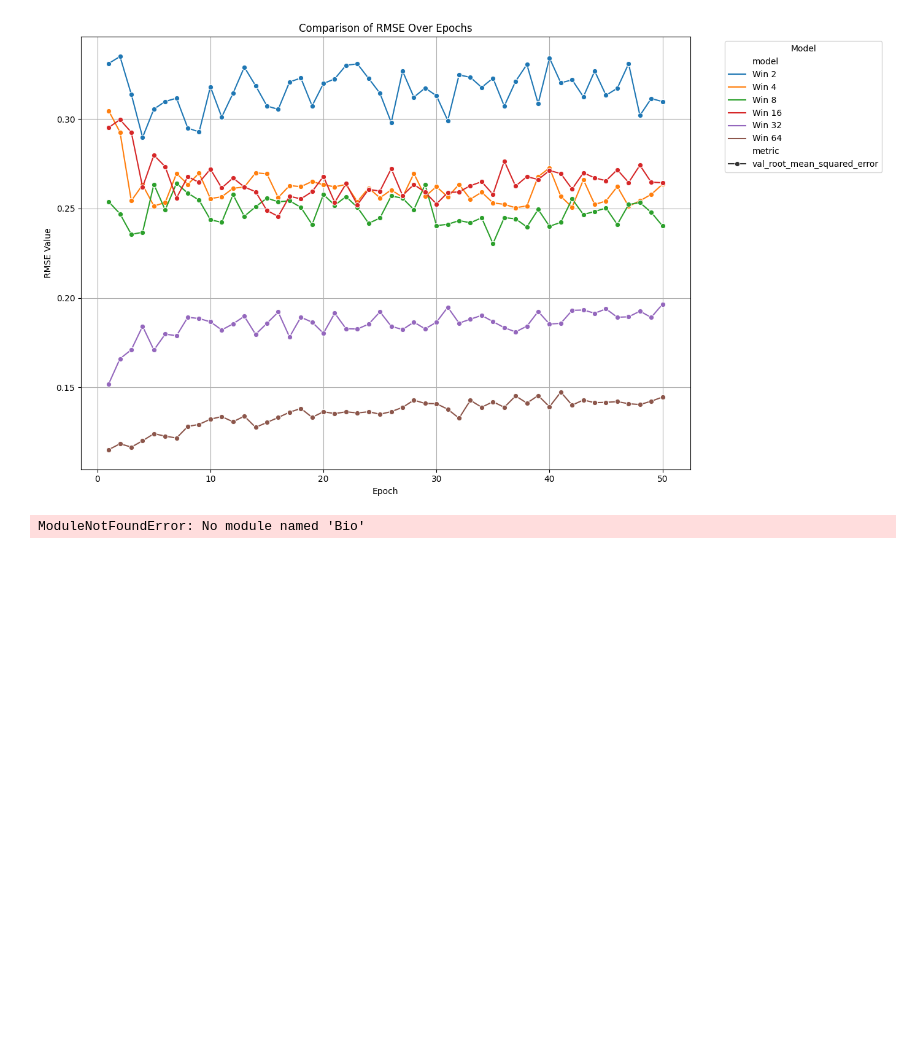
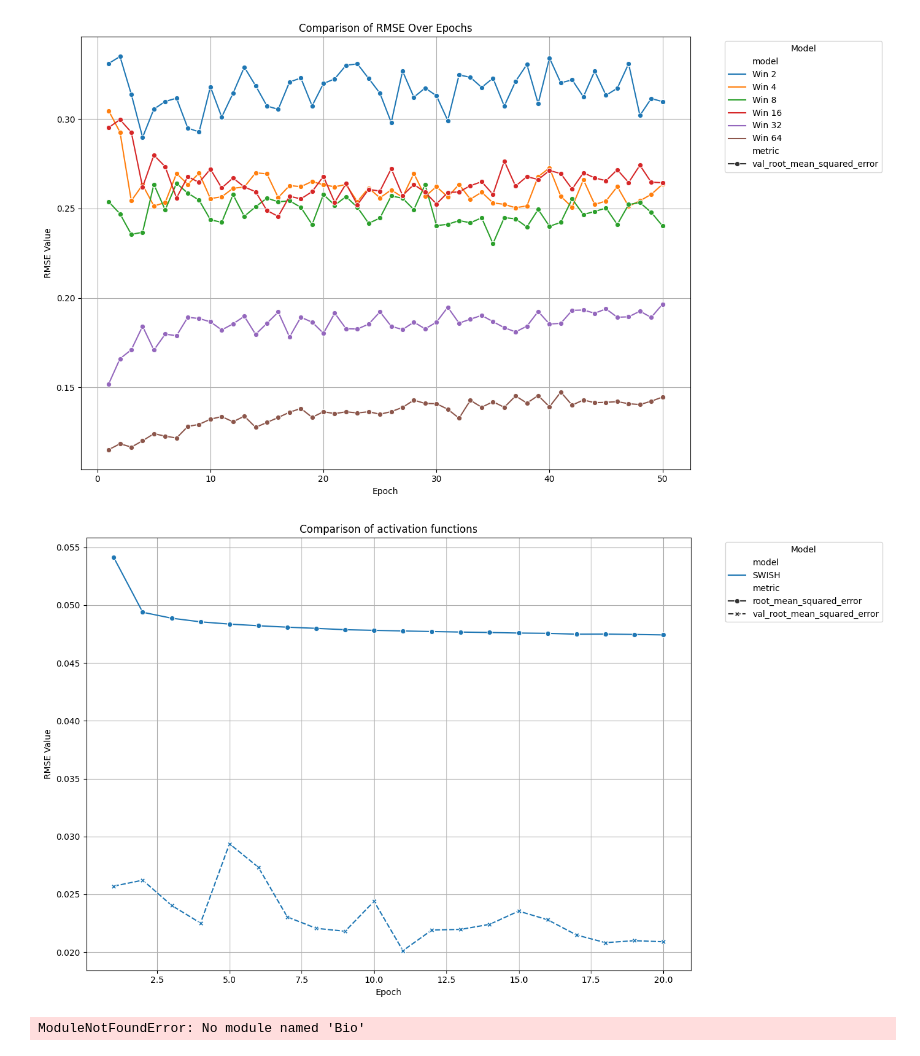
Before and after one commit to A-Hareed/BackMapNet, a Jupyter notebook: coordinate_pred.ipynb, the cells around one changed output. Drawn from its saved outputs; the diff is of its cells as text; code cells hidden in the pictures; blank space fills up the shorter version.

```diff
--- a/coordinate_pred.ipynb
+++ b/coordinate_pred.ipynb
@@ -570,6 +570,12 @@ with open('training_history_winS_32.json', 'r') as f:
 
 with open('training_history_winS_64.json', 'r') as f:
     history_dict_64 = json.load(f)
+# %%
+with open('training_history_LeakyRelu.jsontraining_history_LeakyRelu.json', 'r') as f:
+    history_dict_SWISH = json.load(f)
+
+with open('training_history_LeakyRelu.json', 'r') as f:
+    history_dict_RELU = json.load(f)
 # %%
 def load_history(json_path, model_name):
     with open(json_path, 'r') as f:
@@ -588,6 +594,9 @@ model3 = load_history('training_history_winS_8.json','Win 8')
 model4 = load_history('training_history_winS_16.json','Win 16')
 model5 = load_history('training_history_winS_32.json','Win 32')
 model6 = load_history('training_history_winS_64.json','Win 64')
+# %%
+model_SWISH =  load_history('training_history_LeakyRelu.json','SWISH')
+model_RELU =  load_history('training_history_LeakyRelu.json','Leaky RELU')
 # %%
 model6
 # %% [output]
@@ -609,6 +618,9 @@ model6
 all_models = pd.concat([model1, model2, model3,model4,model5,model6])
 # Filter to include only RMSE metrics if there are multiple types
 all_models = all_models[all_models['metric'].str.contains('val_root_mean_squared_error', case=False)]
+# %%
+loss_models = pd.concat([model_RELU,model_SWISH])
+loss_models = loss_models[loss_models['metric'].str.contains('root_mean_squared_error', case=False)]
 # %%
 all_models = all_models[all_models['metric']=='root_mean_squared_error']
 # %%
@@ -625,6 +637,22 @@ plt.grid(True)
 plt.tight_layout()
 # %% [output]
 [figure]
+# %%
+loss_models_SWISH = loss_models[loss_models['model']=='SWISH']
+# %%
+# Plot the RMSE comparison
+plt.figure(figsize=(14, 8))
+sns.lineplot(data=loss_models_SWISH, x='epoch', y='value', hue='model', style='metric', markers=True)
+
+# Customize plot
+plt.title('Comparison of activation functions')
+plt.xlabel('Epoch')
+plt.ylabel('RMSE Value')
+plt.legend(title='Model', bbox_to_anchor=(1.05, 1), loc='upper left')
+plt.grid(True)
+plt.tight_layout()
+# %% [output]
+[figure, added]
 # %%
 from Bio.SubsMat import MatrixInfo
 # %% [output]
```
Also changed, not shown: parts of 68 cells of this notebook, 2 other files.
